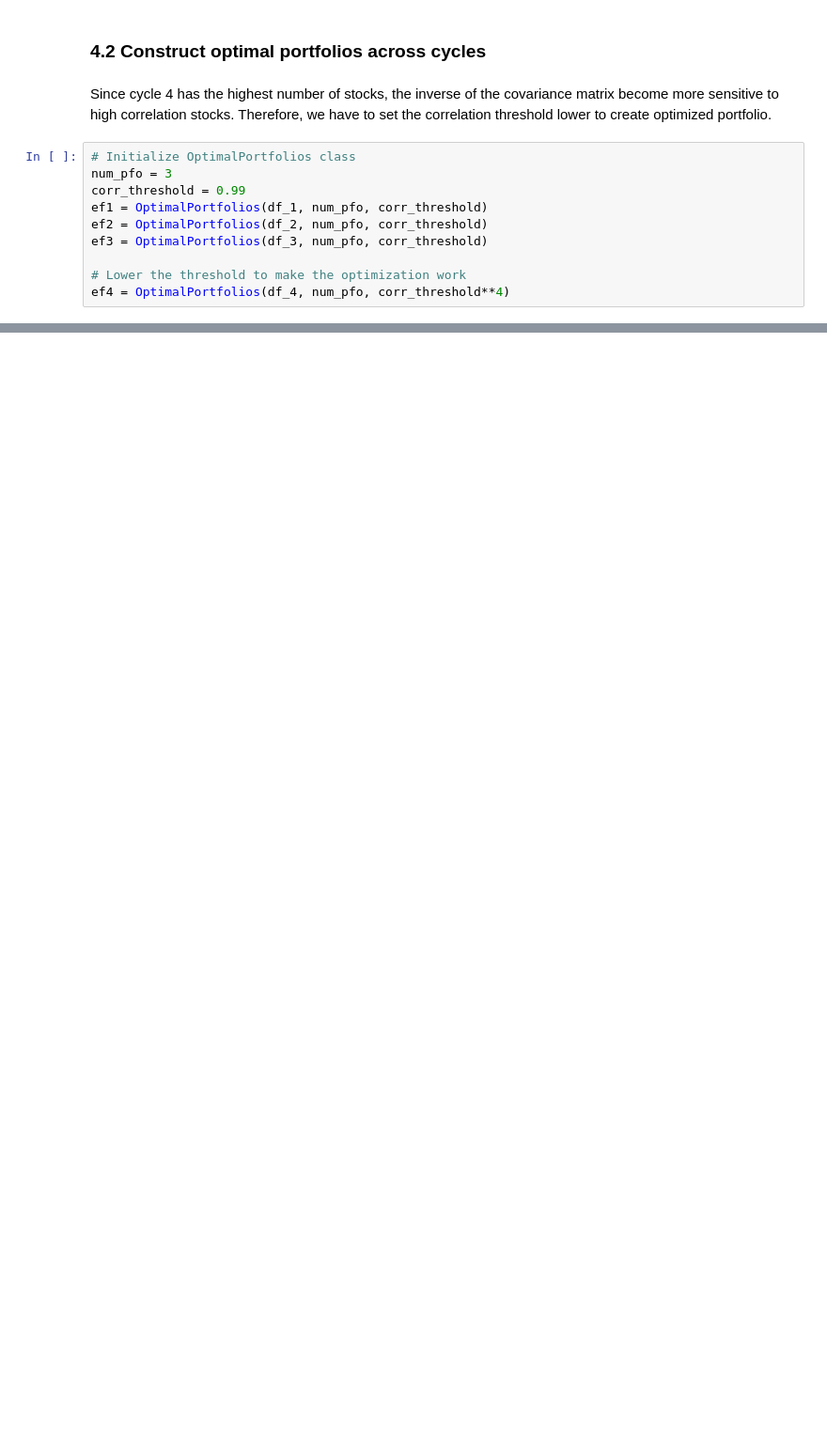
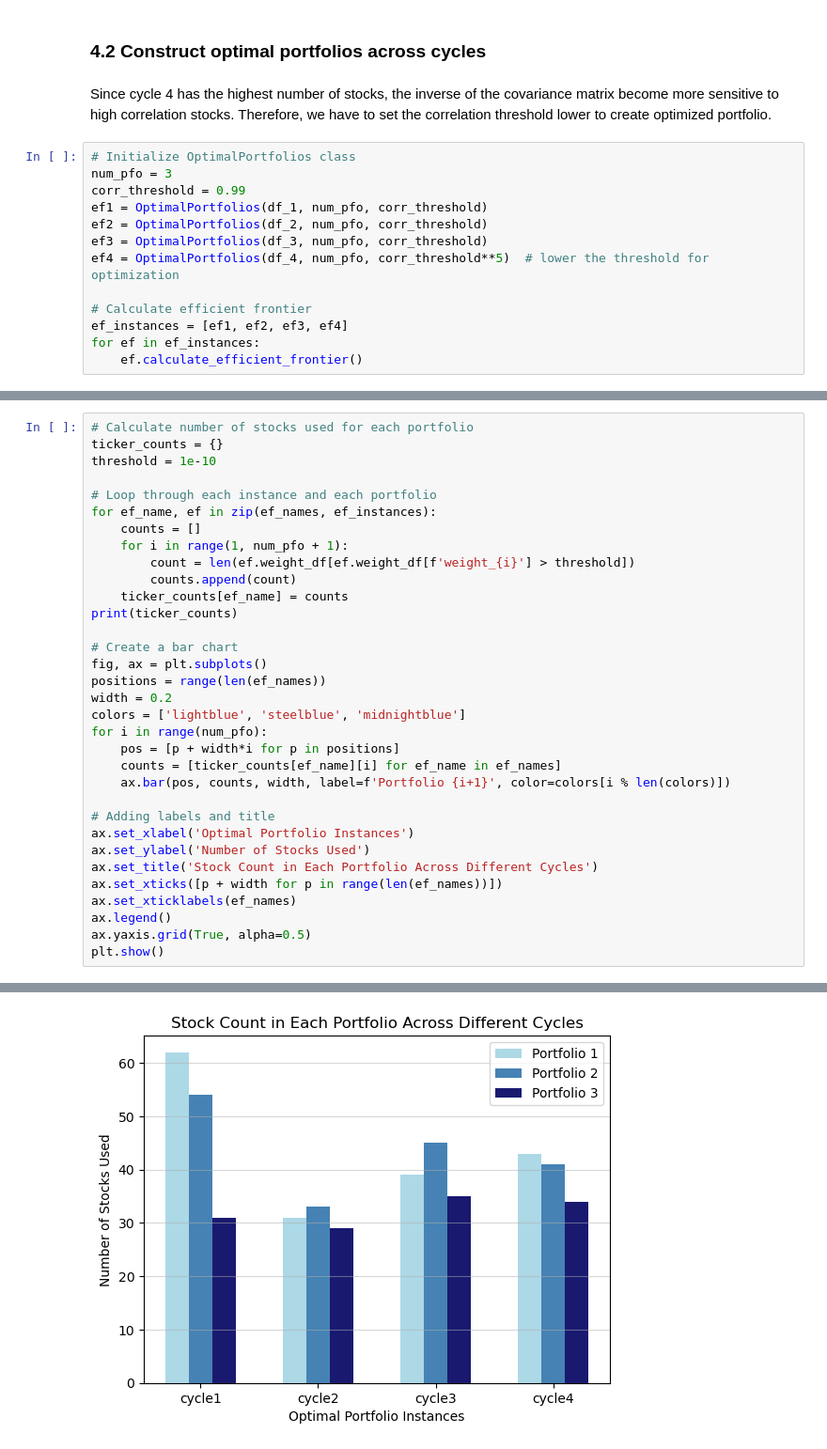
Before and after one commit to patrickwjwang/equity-cycle, a Jupyter notebook: notebooks/equity-cycle-submission-1.ipynb, the cells around one changed output, grey strips where cells are left out. Shown at 94% size. Cells and saved outputs as stored; diff of their text form; blank space fills up the shorter version.

Commit message:
create optimal portfolios

```diff
--- a/notebooks/Feb20-equity-cycle-submission.ipynb
+++ b/notebooks/equity-cycle-submission-1.ipynb
@@ -256,9 +256,12 @@ corr_threshold = 0.99
 ef1 = OptimalPortfolios(df_1, num_pfo, corr_threshold)
 ef2 = OptimalPortfolios(df_2, num_pfo, corr_threshold)
 ef3 = OptimalPortfolios(df_3, num_pfo, corr_threshold)
+ef4 = OptimalPortfolios(df_4, num_pfo, corr_threshold**5)  # lower the threshold for optimization
 
-# Lower the threshold to make the optimization work
-ef4 = OptimalPortfolios(df_4, num_pfo, corr_threshold**4)
+# Calculate efficient frontier
+ef_instances = [ef1, ef2, ef3, ef4]
+for ef in ef_instances:
+    ef.calculate_efficient_frontier()
 # %% [output]
 5 stocks removed, 279 stocks remain.
 0 stocks removed, 663 stocks remain.
@@ -266,0 +305,34 @@ ef4 = OptimalPortfolios(df_4, num_pfo, corr_threshold**4)
+# %%
+# Calculate number of stocks used for each portfolio
+ticker_counts = {}
+threshold = 1e-10
+
+# Loop through each instance and each portfolio
+for ef_name, ef in zip(ef_names, ef_instances):
+    counts = []
+    for i in range(1, num_pfo + 1):
+        count = len(ef.weight_df[ef.weight_df[f'weight_{i}'] > threshold])
+        counts.append(count)
+    ticker_counts[ef_name] = counts
+print(ticker_counts)
+
+# Create a bar chart
+fig, ax = plt.subplots()
+positions = range(len(ef_names))
+width = 0.2
+colors = ['lightblue', 'steelblue', 'midnightblue']
+for i in range(num_pfo):
+    pos = [p + width*i for p in positions]
+    counts = [ticker_counts[ef_name][i] for ef_name in ef_names]
+    ax.bar(pos, counts, width, label=f'Portfolio {i+1}', color=colors[i % len(colors)])
+
+# Adding labels and title
+ax.set_xlabel('Optimal Portfolio Instances')
+ax.set_ylabel('Number of Stocks Used')
+ax.set_title('Stock Count in Each Portfolio Across Different Cycles')
+ax.set_xticks([p + width for p in range(len(ef_names))])
+ax.set_xticklabels(ef_names)
+ax.legend()
+ax.yaxis.grid(True, alpha=0.5)
+plt.show()
+# %% [output]
@@ -266,0 +340 @@ ef4 = OptimalPortfolios(df_4, num_pfo, corr_threshold**4)
+[figure, added]
```
Also changed, not shown: parts of 8 cells of this notebook, 5 other files.
